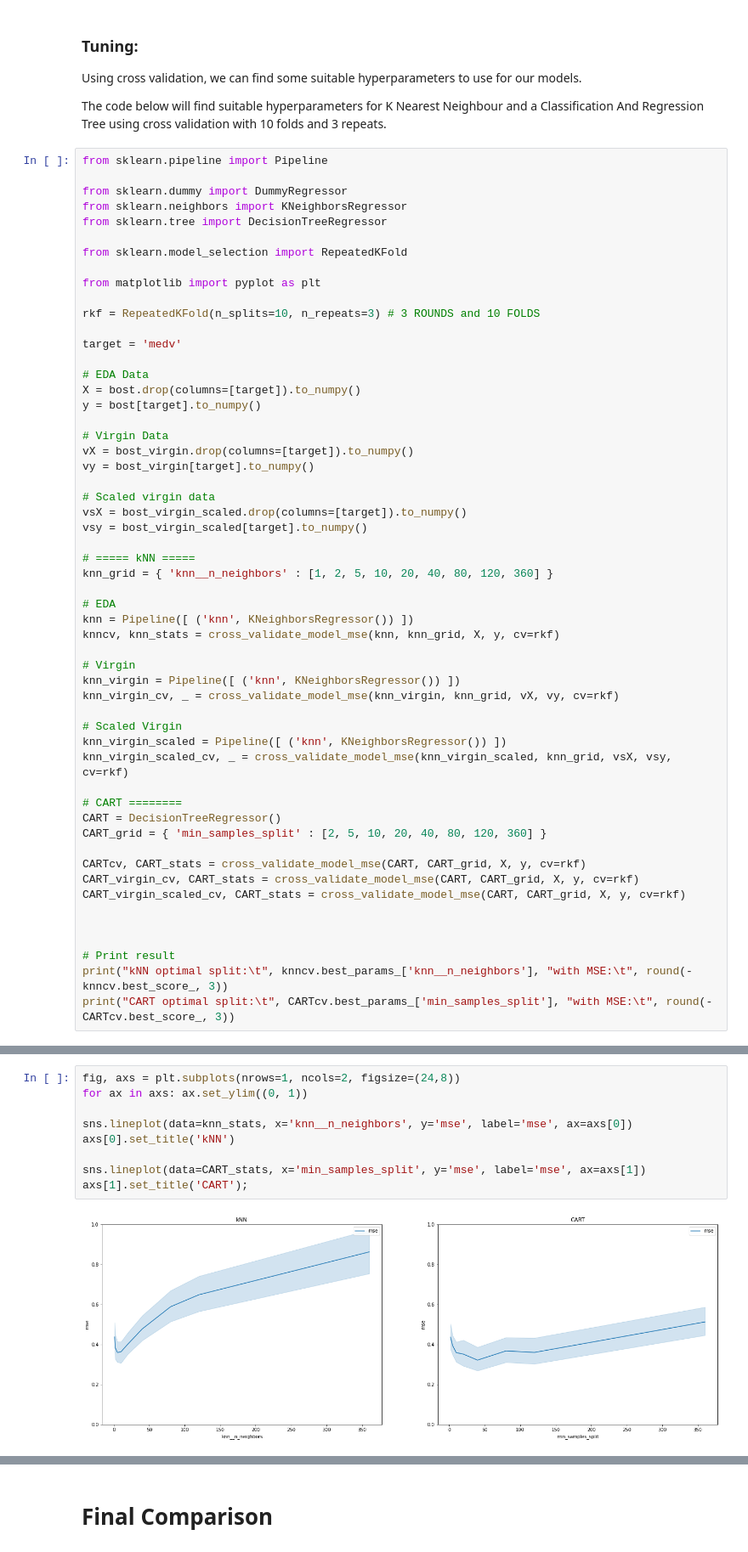
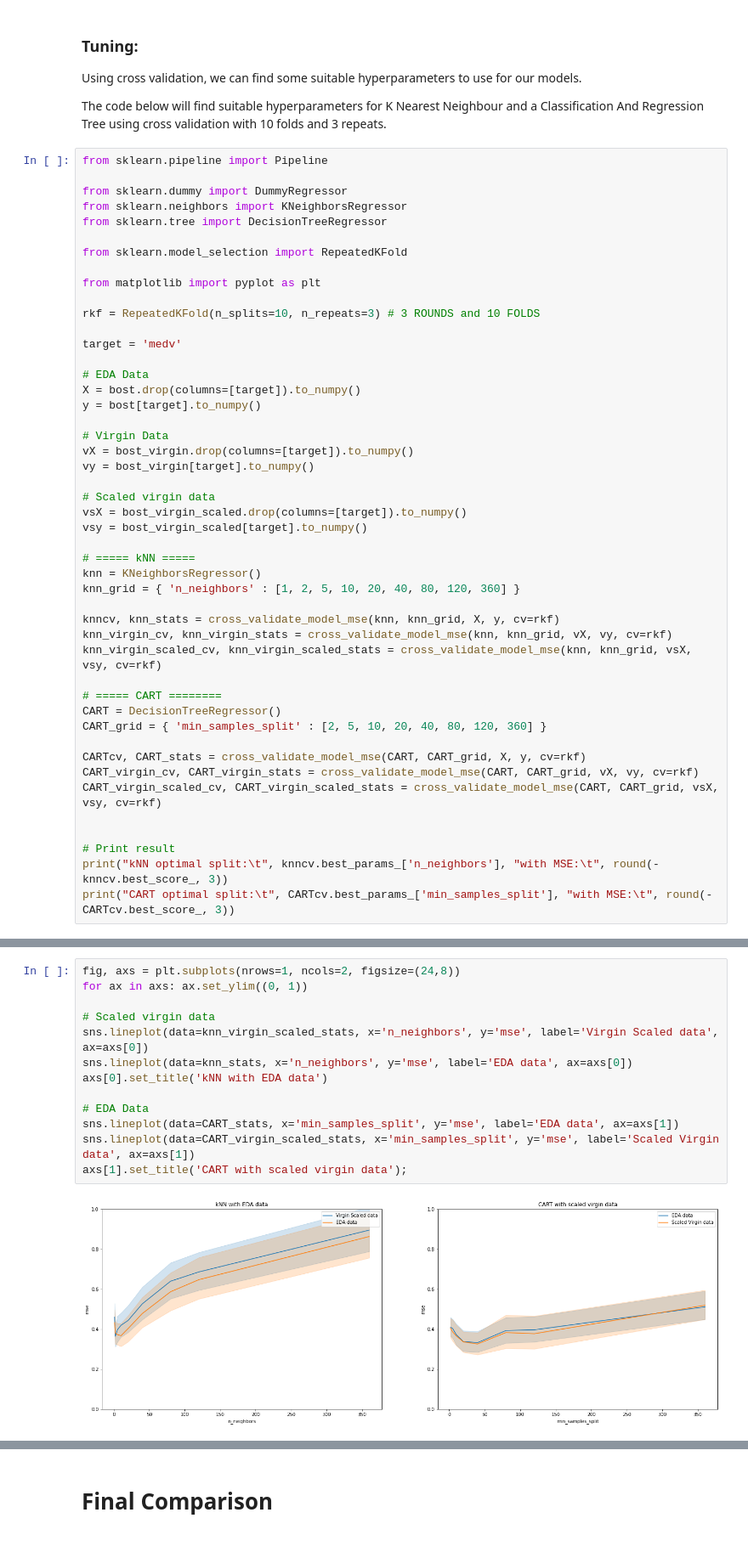
Before and after one commit to JacksonKerr/LinearRegression, a Jupyter notebook: Assignment.ipynb, the cells around one changed output, grey strips where cells are left out. Shown: that part at 85% size. Drawn from its saved outputs; the diff is of its cells as text.

```diff
--- a/Assignment.ipynb
+++ b/Assignment.ipynb
@@ -354,31 +354,23 @@ vsX = bost_virgin_scaled.drop(columns=[target]).to_numpy()
 vsy = bost_virgin_scaled[target].to_numpy()
 
 # ===== kNN =====
-knn_grid = { 'knn__n_neighbors' : [1, 2, 5, 10, 20, 40, 80, 120, 360] }
+knn = KNeighborsRegressor()
+knn_grid = { 'n_neighbors' : [1, 2, 5, 10, 20, 40, 80, 120, 360] }
 
-# EDA
-knn = Pipeline([ ('knn', KNeighborsRegressor()) ])
 knncv, knn_stats = cross_validate_model_mse(knn, knn_grid, X, y, cv=rkf)
+knn_virgin_cv, knn_virgin_stats = cross_validate_model_mse(knn, knn_grid, vX, vy, cv=rkf)
+knn_virgin_scaled_cv, knn_virgin_scaled_stats = cross_validate_model_mse(knn, knn_grid, vsX, vsy, cv=rkf)
 
-# Virgin
-knn_virgin = Pipeline([ ('knn', KNeighborsRegressor()) ])
-knn_virgin_cv, _ = cross_validate_model_mse(knn_virgin, knn_grid, vX, vy, cv=rkf)
-
-# Scaled Virgin
-knn_virgin_scaled = Pipeline([ ('knn', KNeighborsRegressor()) ])
-knn_virgin_scaled_cv, _ = cross_validate_model_mse(knn_virgin_scaled, knn_grid, vsX, vsy, cv=rkf)
-
-# CART ========
+# ===== CART ========
 CART = DecisionTreeRegressor()
 CART_grid = { 'min_samples_split' : [2, 5, 10, 20, 40, 80, 120, 360] }
 
 CARTcv, CART_stats = cross_validate_model_mse(CART, CART_grid, X, y, cv=rkf)
-CART_virgin_cv, CART_stats = cross_validate_model_mse(CART, CART_grid, X, y, cv=rkf)
-CART_virgin_scaled_cv, CART_stats = cross_validate_model_mse(CART, CART_grid, X, y, cv=rkf)
-
+CART_virgin_cv, CART_virgin_stats = cross_validate_model_mse(CART, CART_grid, vX, vy, cv=rkf)
+CART_virgin_scaled_cv, CART_virgin_scaled_stats = cross_validate_model_mse(CART, CART_grid, vsX, vsy, cv=rkf)
 
 
 # Print result
-print("kNN optimal split:\t", knncv.best_params_['knn__n_neighbors'], "with MSE:\t", round(-knncv.best_score_, 3))
+print("kNN optimal split:\t", knncv.best_params_['n_neighbors'], "with MSE:\t", round(-knncv.best_score_, 3))
 print("CART optimal split:\t", CARTcv.best_params_['min_samples_split'], "with MSE:\t", round(-CARTcv.best_score_, 3))
 # %% [output]
@@ -390,12 +382,16 @@ A simple comparison of the performance of kNN and CART
 # %%
 fig, axs = plt.subplots(nrows=1, ncols=2, figsize=(24,8))
 for ax in axs: ax.set_ylim((0, 1))
 
-sns.lineplot(data=knn_stats, x='knn__n_neighbors', y='mse', label='mse', ax=axs[0])
-axs[0].set_title('kNN')
+# Scaled virgin data
+sns.lineplot(data=knn_virgin_scaled_stats, x='n_neighbors', y='mse', label='Virgin Scaled data', ax=axs[0])
+sns.lineplot(data=knn_stats, x='n_neighbors', y='mse', label='EDA data', ax=axs[0])
+axs[0].set_title('kNN with EDA data')
 
-sns.lineplot(data=CART_stats, x='min_samples_split', y='mse', label='mse', ax=axs[1])
-axs[1].set_title('CART');
+# EDA Data
+sns.lineplot(data=CART_stats, x='min_samples_split', y='mse', label='EDA data', ax=axs[1])
+sns.lineplot(data=CART_virgin_scaled_stats, x='min_samples_split', y='mse', label='Scaled Virgin data', ax=axs[1])
+axs[1].set_title('CART with scaled virgin data');
 # %% [output]
-[figure, old version]
+[figure, new version]
 # %% [markdown]
```
Also changed, not shown: parts of 8 cells of this notebook.
